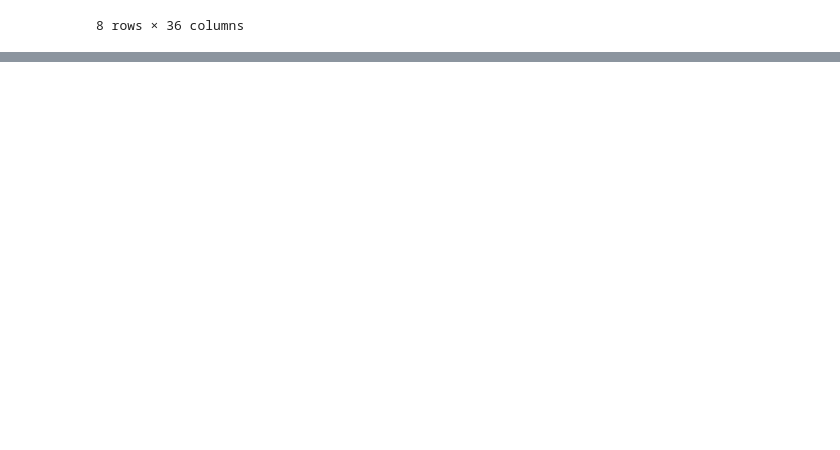
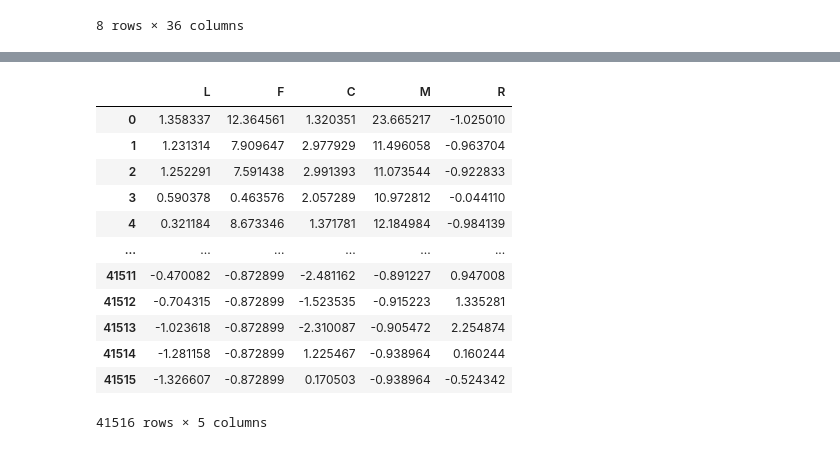
Before and after one commit to AlsQed/Analysis_of_Airline_Customer_Value, a Jupyter notebook: main.ipynb, the cells around one changed output, grey strips where cells are left out. Cells and saved outputs as stored; diff of their text form; code cells hidden in the pictures; blank space fills up the shorter version.

```diff
--- a/main.ipynb
+++ b/main.ipynb
@@ -81,3 +81,7 @@ air_data.describe()
 | 75% | 47241.250000 | 4.000000 | 48.000000 | 15.000000 | 12831.000000 | 0.0 | 0.000000 | 6574.000000 | 6845.750000 | ... |
 | max | 62988.000000 | 6.000000 | 110.000000 | 213.000000 | 505308.000000 | 0.0 | 74460.000000 | 239560.000000 | 234188.000000 | ... |
 8 rows × 36 columns
+# %%
+air_data = air_data.drop(air_data[(air_data['SUM_YR_1']==0.0)|(air_data['SUM_YR_2']==0.0)].index)
+missing_value = air_data.isnull().sum()
+print(missing_value)
@@ -83,0 +110,6 @@ air_data.describe()
+# %%
+load_time = datetime.datetime.strptime('2014/03/31', '%Y/%m/%d')
+ffp_dates = [datetime.datetime.strptime(ffp_date, '%Y/%m/%d') for ffp_date in air_data['FFP_DATE']]
+length_of_relationship = [(load_time - ffp_date).days for ffp_date in ffp_dates]
+air_data['LEN_REL'] = length_of_relationship
+air_data['LEN_REL']
@@ -83,0 +129,6 @@ air_data.describe()
+# %%
+features = ['LEN_REL','FLIGHT_COUNT','avg_discount','SEG_KM_SUM','LAST_TO_END']
+data = air_data[features]
+features = ['L','F','C','M','R']
+data.columns = features
+data.head(5).T
@@ -83,0 +142,21 @@ air_data.describe()
+# %%
+ss = sklearn.preprocessing.StandardScaler(with_mean=True,with_std=True)
+data = ss.fit_transform(data)
+data = pd.DataFrame(data,columns=features)
+data_ex = data.copy()
+
+data_ex
+# %% [output]
+|  | L | F | C | M | R |
+| 0 | 1.358337 | 12.364561 | 1.320351 | 23.665217 | -1.025010 |
+| 1 | 1.231314 | 7.909647 | 2.977929 | 11.496058 | -0.963704 |
+| 2 | 1.252291 | 7.591438 | 2.991393 | 11.073544 | -0.922833 |
+| 3 | 0.590378 | 0.463576 | 2.057289 | 10.972812 | -0.044110 |
+| 4 | 0.321184 | 8.673346 | 1.371781 | 12.184984 | -0.984139 |
+| ... | ... | ... | ... | ... | ... |
+| 41511 | -0.470082 | -0.872899 | -2.481162 | -0.891227 | 0.947008 |
+| 41512 | -0.704315 | -0.872899 | -1.523535 | -0.915223 | 1.335281 |
+| 41513 | -1.023618 | -0.872899 | -2.310087 | -0.905472 | 2.254874 |
+| 41514 | -1.281158 | -0.872899 | 1.225467 | -0.938964 | 0.160244 |
+| 41515 | -1.326607 | -0.872899 | 0.170503 | -0.938964 | -0.524342 |
+41516 rows × 5 columns
```
Also changed, not shown: parts of 12 cells of this notebook, 1 other file.
